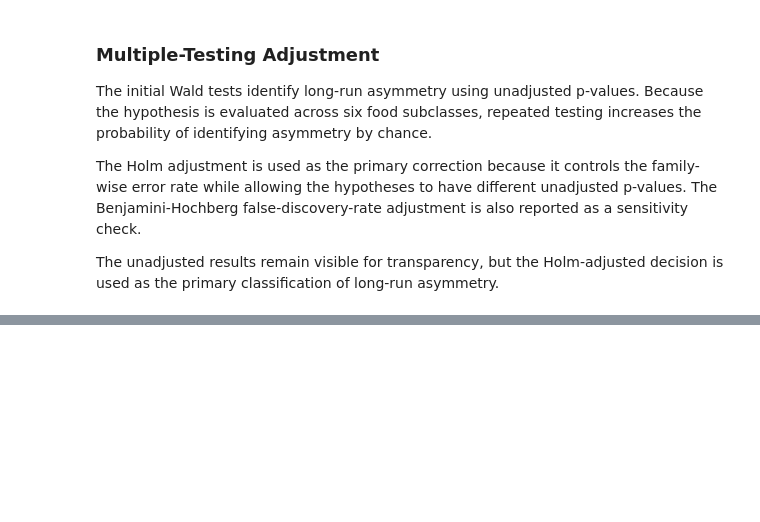
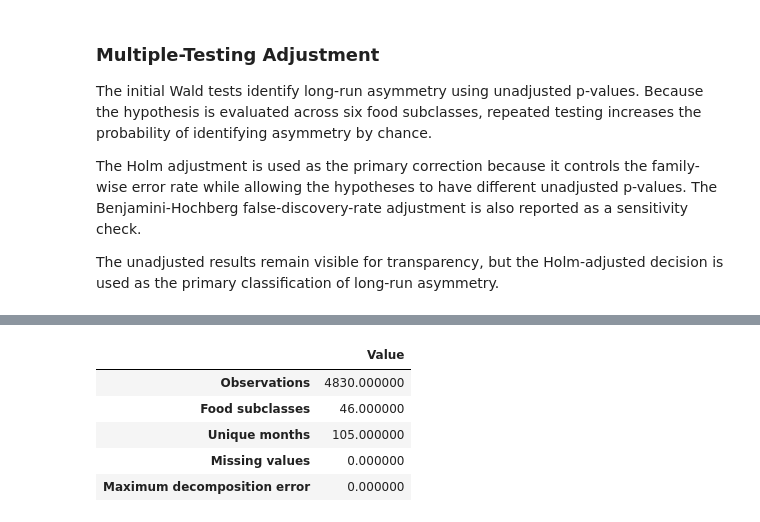
Before and after one commit to MasindiManaga/ERPT_ML_Research, a Jupyter notebook: notebooks/06_Econometric_Modelling.ipynb, the cells around one changed output, grey strips where cells are left out. Saved outputs shown, nothing was run; the diff lists cells and outputs as text; code cells hidden in the pictures; blank space fills up the shorter version.

```diff
--- a/notebooks/06_Econometric_Modelling.ipynb
+++ b/notebooks/06_Econometric_Modelling.ipynb
@@ -2484,0 +2606,56 @@ The unadjusted results remain visible for transparency, but the Holm-adjusted de
+# %%
+# prepare the stationary short-run variables
+short_run_columns = [
+    "Date",
+    "SubclassDescription",
+    "Food_Inflation_Pct",
+    "ExchangeRate_Log_Change_Pct",
+    "Depreciation_Shock_Pct",
+    "Appreciation_Shock_Pct",
+]
+
+missing_columns = [
+    column
+    for column in short_run_columns
+    if column not in econometric_data.columns
+]
+
+if missing_columns:
+    raise KeyError(f"Missing short-run variables: {missing_columns}")
+
+short_run_data = (
+    econometric_data[short_run_columns]
+    .copy()
+    .sort_values(["SubclassDescription", "Date"])
+    .reset_index(drop=True)
+)
+
+decomposition_error = (
+    short_run_data["ExchangeRate_Log_Change_Pct"]
+    - (
+        short_run_data["Depreciation_Shock_Pct"]
+        + short_run_data["Appreciation_Shock_Pct"]
+    )
+).abs().max()
+
+short_run_validation = pd.Series(
+    {
+        "Observations": len(short_run_data),
+        "Food subclasses": short_run_data[
+            "SubclassDescription"
+        ].nunique(),
+        "Unique months": short_run_data["Date"].nunique(),
+        "Missing values": int(short_run_data.isna().sum().sum()),
+        "Maximum decomposition error": decomposition_error,
+    },
+    name="Value",
+).to_frame()
+
+display(short_run_validation)
+# %% [output]
+|  | Value |
+| Observations | 4830.000000 |
+| Food subclasses | 46.000000 |
+| Unique months | 105.000000 |
+| Missing values | 0.000000 |
+| Maximum decomposition error | 0.000000 |
```
Also changed, not shown: parts of 5 cells of this notebook.
